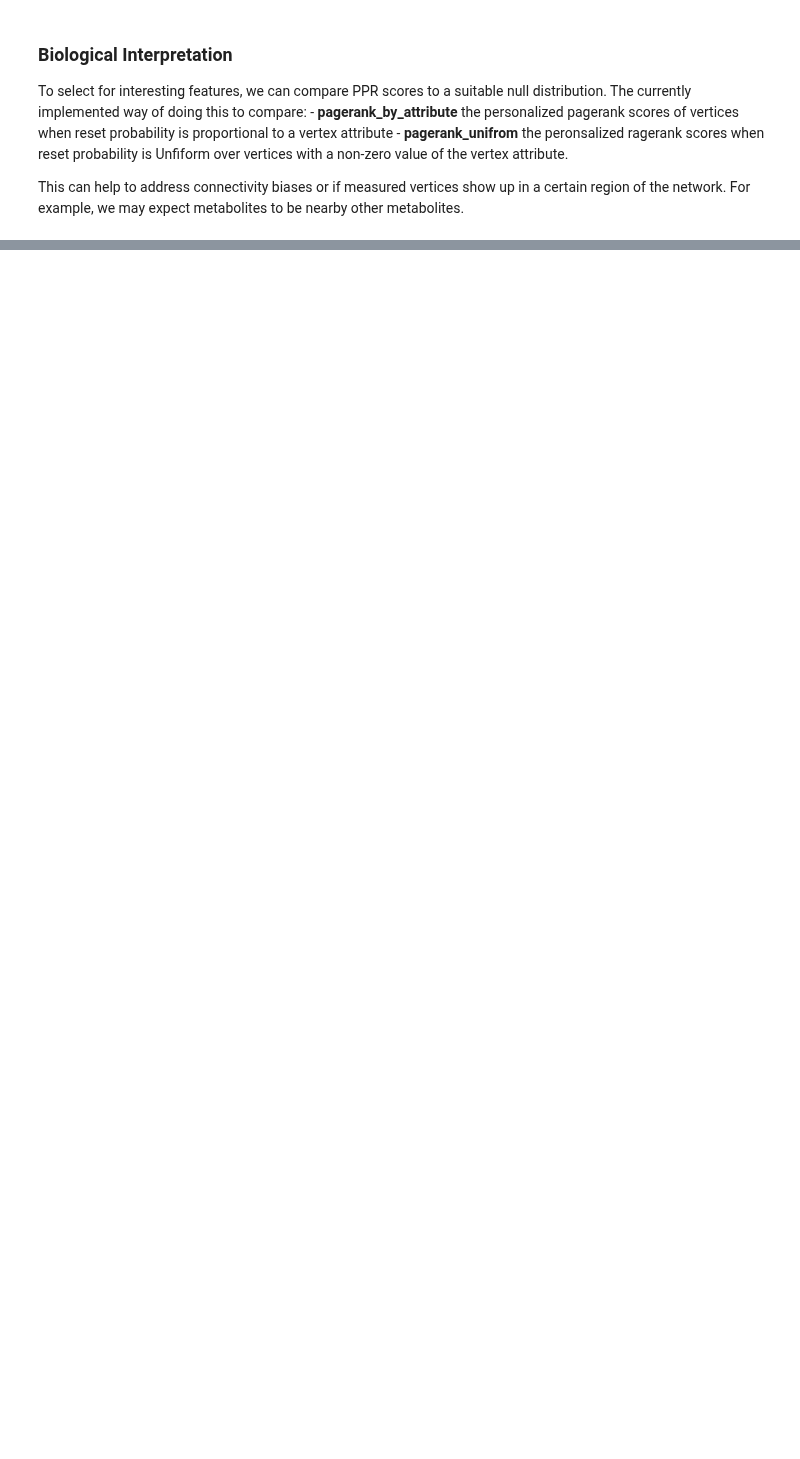
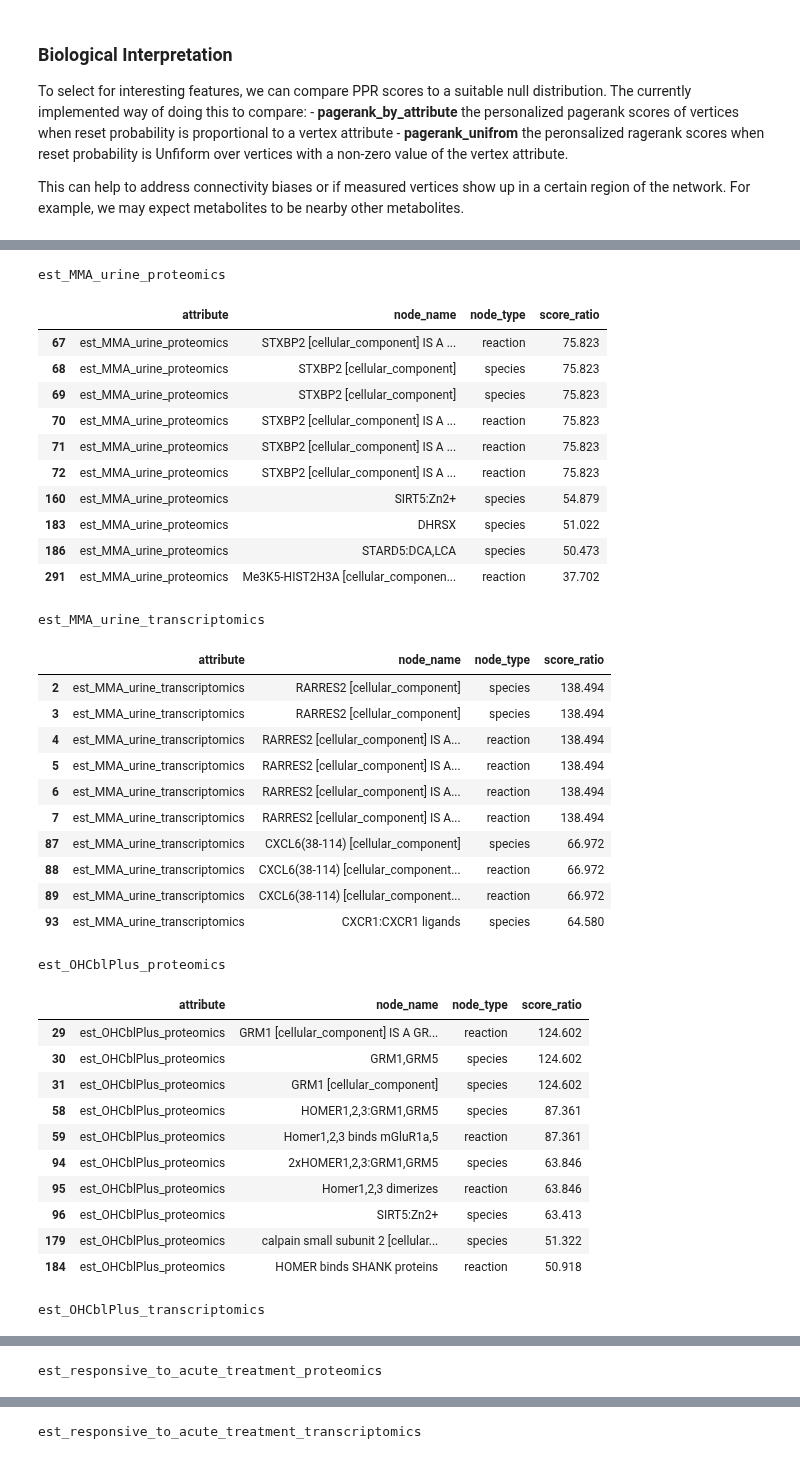
Before and after one commit to napistu/napistu-scrapyard, a Jupyter notebook: applications/forny_2023/napistu_forny.ipynb, the cells around one changed output, grey strips where cells are left out. Drawn from its saved outputs; the diff is of its cells as text; code cells hidden in the pictures; blank space fills up the shorter version.

````diff
--- a/applications/forny_2023/napistu_forny.ipynb
+++ b/applications/forny_2023/napistu_forny.ipynb
@@ -423,3 +476,9 @@ napistu_graph = napistu_utils.load_pickle(napistu_graph_path)
 ```
 
 But, to apply personalized pagerank on a dircted graph we actually want to flip the edges in the graphs so information flows from targets to regulators. So, we'll create an appropriate graph on-the-fly and we'll also add edge weights to it and pass some attributes from species_data to vertices.
+# %%
+# create a copy of the graph
+
+working_napistu_graph = napistu_graph.copy()
+working_napistu_graph.reverse_edges()
+assert working_napistu_graph.is_reversed
@@ -527,8 +546,8 @@ We can add species_data to a graph using the `graph_attr` specification after a
 # %%
 # we can add vertex attributes after a graph's creation using this function
 # this is handy when we are pulling attributes from a bunch of tables and need to use different transformations
-napistu_graph = data_handling._add_graph_species_attribute(
-    napistu_graph,
+working_napistu_graph = data_handling._add_graph_species_attribute(
+    working_napistu_graph,
     sbml_dfs,
     species_graph_attrs = ADD_GRAPH_ATTRS_SPEC,
     custom_transformations = CUSTOM_TRANSFORMATIONS
@@ -603,7 +626,7 @@ INFO:napistu.network.data_handling:Adding new attribute tstat_date_freezing_prot
 
 Here we'll implement a workflow for applying network propagation to a cpr_graph's vertex attributes.
 # %%
-annotated_vertices = napistu_graph.get_vertex_dataframe()
+annotated_vertices = working_napistu_graph.get_vertex_dataframe()
 
 # find valid attributes - numeric + 1+ non-zero values
 invalid_attributes = [x for x in annotated_vertices.columns if annotated_vertices[x].dtype not in ["float64", "int64"] or annotated_vertices[x].nunique() == 1]
@@ -622,7 +641,7 @@ for attribute in valid_attributes:
 
     try:
         netprop_results[attribute] = net_propagation.personalized_pagerank_by_attribute(
-            napistu_graph,
+            working_napistu_graph,
             attribute
         )
     except Exception as e:
@@ -662,9 +704,47 @@ ppr_enrichments.value_counts("attribute")
 # %%
 stat_results = (
-    ppr_enrichments.loc[ppr_enrichments["attribute"].str.match("^tstat")]
+    ppr_enrichments.loc[ppr_enrichments["attribute"].str.match("^est")]
     .merge(annotated_vertices[["name", "node_name", "node_type"]], left_on = "name", right_on = "name", how = "left")
 )[["attribute","node_name", "node_type", "score_ratio"]]
 
 for k, v in stat_results.groupby("attribute"):
     print(k)
     display(napistu_utils.style_df(v.head(10)))
+# %% [output]
+est_MMA_urine_proteomics
+|  | attribute | node_name | node_type | score_ratio |
+| 67 | est_MMA_urine_proteomics | STXBP2 [cellular_component] IS A ... | reaction | 75.823 |
+| 68 | est_MMA_urine_proteomics | STXBP2 [cellular_component] | species | 75.823 |
+| 69 | est_MMA_urine_proteomics | STXBP2 [cellular_component] | species | 75.823 |
+| 70 | est_MMA_urine_proteomics | STXBP2 [cellular_component] IS A ... | reaction | 75.823 |
+| 71 | est_MMA_urine_proteomics | STXBP2 [cellular_component] IS A ... | reaction | 75.823 |
+| 72 | est_MMA_urine_proteomics | STXBP2 [cellular_component] IS A ... | reaction | 75.823 |
+| 160 | est_MMA_urine_proteomics | SIRT5:Zn2+ | species | 54.879 |
+| 183 | est_MMA_urine_proteomics | DHRSX | species | 51.022 |
+| 186 | est_MMA_urine_proteomics | STARD5:DCA,LCA | species | 50.473 |
+| 291 | est_MMA_urine_proteomics | Me3K5-HIST2H3A [cellular_componen... | reaction | 37.702 |
+est_MMA_urine_transcriptomics
+|  | attribute | node_name | node_type | score_ratio |
+| 2 | est_MMA_urine_transcriptomics | RARRES2 [cellular_component] | species | 138.494 |
+| 3 | est_MMA_urine_transcriptomics | RARRES2 [cellular_component] | species | 138.494 |
+| 4 | est_MMA_urine_transcriptomics | RARRES2 [cellular_component] IS A... | reaction | 138.494 |
+| 5 | est_MMA_urine_transcriptomics | RARRES2 [cellular_component] IS A... | reaction | 138.494 |
+| 6 | est_MMA_urine_transcriptomics | RARRES2 [cellular_component] IS A... | reaction | 138.494 |
+| 7 | est_MMA_urine_transcriptomics | RARRES2 [cellular_component] IS A... | reaction | 138.494 |
+| 87 | est_MMA_urine_transcriptomics | CXCL6(38-114) [cellular_component] | species | 66.972 |
+| 88 | est_MMA_urine_transcriptomics | CXCL6(38-114) [cellular_component... | reaction | 66.972 |
+| 89 | est_MMA_urine_transcriptomics | CXCL6(38-114) [cellular_component... | reaction | 66.972 |
+| 93 | est_MMA_urine_transcriptomics | CXCR1:CXCR1 ligands | species | 64.580 |
+est_OHCblPlus_proteomics
+|  | attribute | node_name | node_type | score_ratio |
+| 29 | est_OHCblPlus_proteomics | GRM1 [cellular_component] IS A GR... | reaction | 124.602 |
+| 30 | est_OHCblPlus_proteomics | GRM1,GRM5 | species | 124.602 |
+| 31 | est_OHCblPlus_proteomics | GRM1 [cellular_component] | species | 124.602 |
+| 58 | est_OHCblPlus_proteomics | HOMER1,2,3:GRM1,GRM5 | species | 87.361 |
+| 59 | est_OHCblPlus_proteomics | Homer1,2,3 binds mGluR1a,5 | reaction | 87.361 |
+| 94 | est_OHCblPlus_proteomics | 2xHOMER1,2,3:GRM1,GRM5 | species | 63.846 |
+| 95 | est_OHCblPlus_proteomics | Homer1,2,3 dimerizes | reaction | 63.846 |
+| 96 | est_OHCblPlus_proteomics | SIRT5:Zn2+ | species | 63.413 |
+| 179 | est_OHCblPlus_proteomics | calpain small subunit 2 [cellular... | species | 51.322 |
+| 184 | est_OHCblPlus_proteomics | HOMER binds SHANK proteins | reaction | 50.918 |
+est_OHCblPlus_transcriptomics
@@ -670,0 +762 @@ for k, v in stat_results.groupby("attribute"):
+est_responsive_to_acute_treatment_proteomics
@@ -670,0 +774 @@ for k, v in stat_results.groupby("attribute"):
+est_responsive_to_acute_treatment_transcriptomics
````
Also changed, not shown: parts of 27 cells of this notebook, 6 other files.
